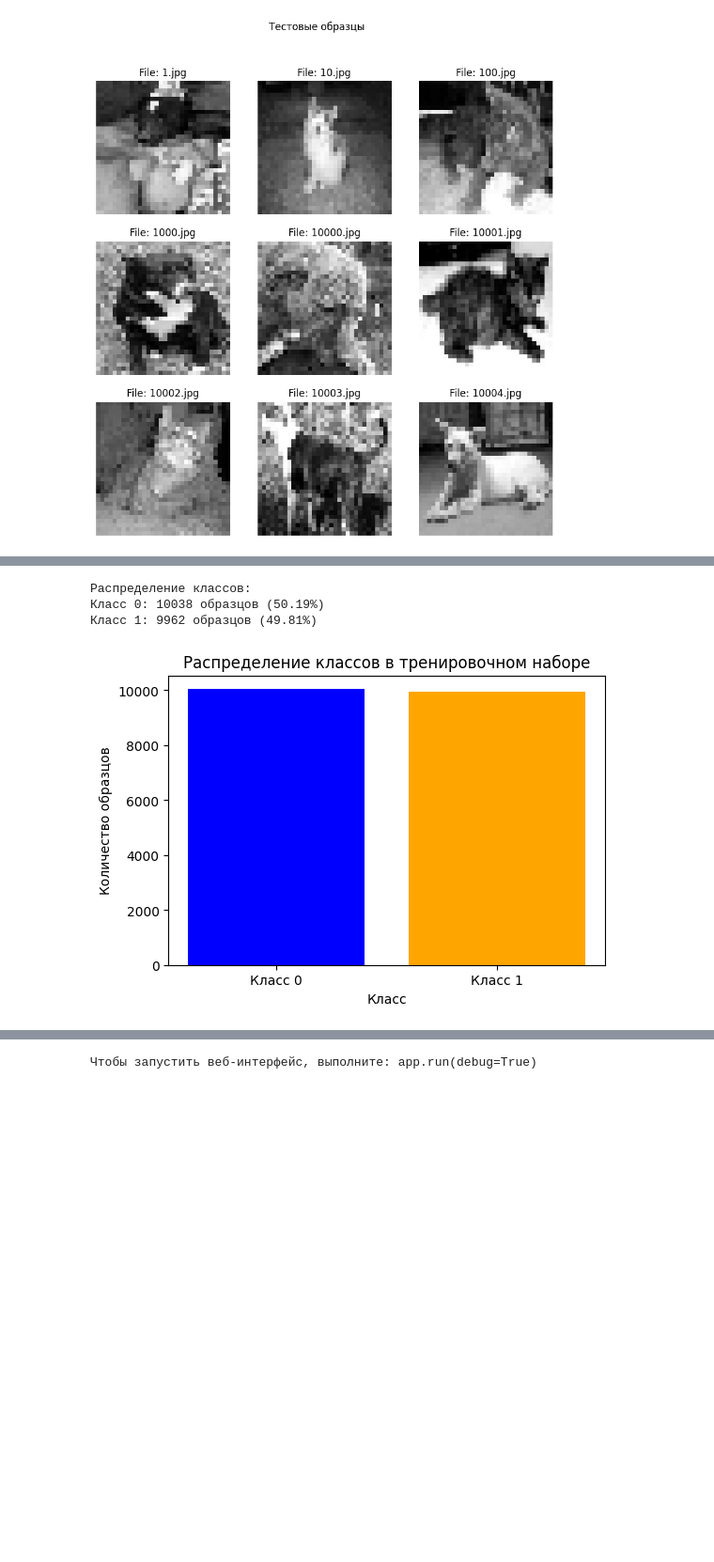
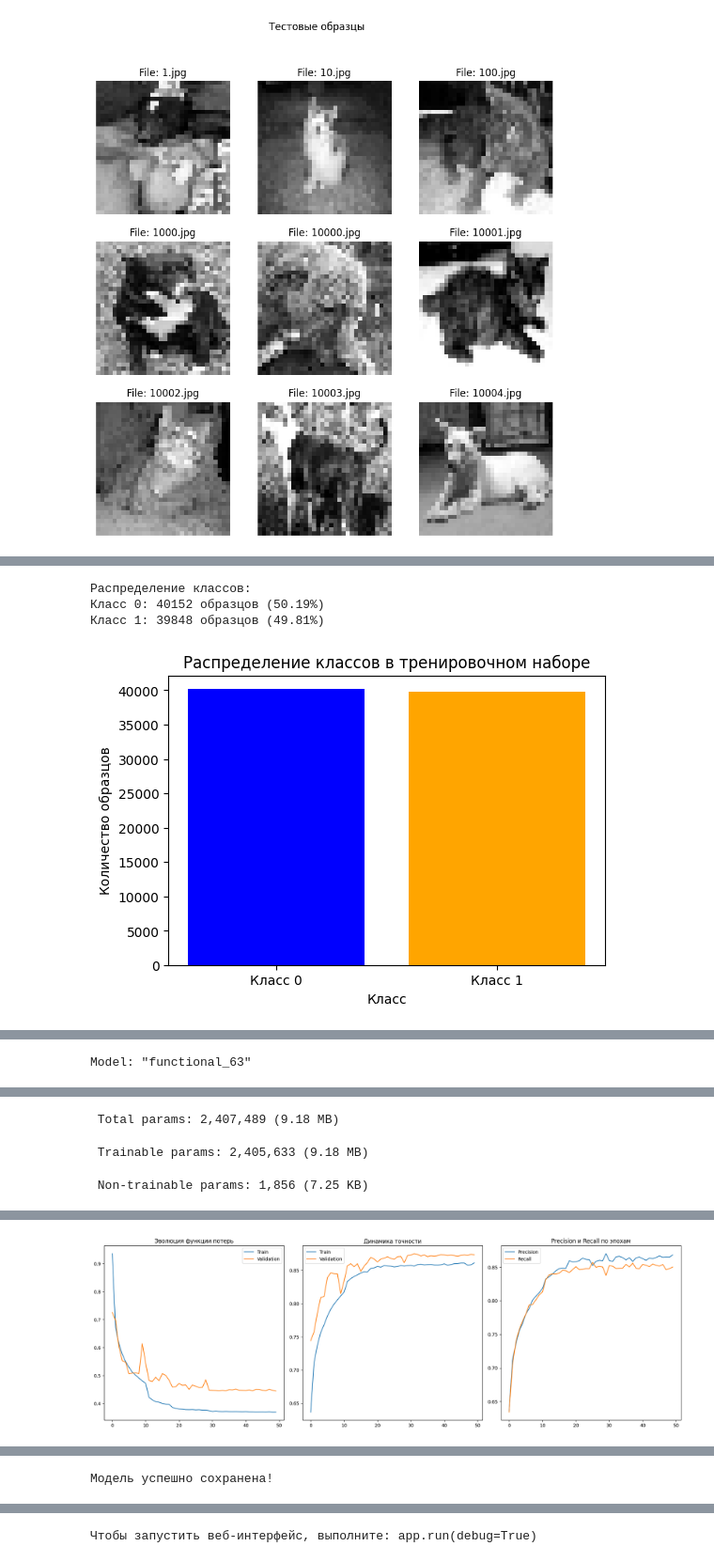
Before and after one commit to DmitriyMosk/ai-coop-project, a Jupyter notebook: project.ipynb, the cells around one changed output, grey strips where cells are left out. Shown at 94% size. Drawn from its saved outputs; the diff is of its cells as text; code cells hidden in the pictures; blank space fills up the shorter version.

```diff
--- a/project.ipynb
+++ b/project.ipynb
@@ -343,7 +336,7 @@ def residual_block(x, filters):
 
 # Полная архитектура модели (оставляем как есть)
 inputs = Input(shape=(32, 32, 1))
-x = Conv2D(32, 3, padding='same')(inputs)
+x = Conv2D(32, 3, padding='same', kernel_regularizer=regularizers.l2(0.001))(inputs)
 x = BatchNormalization()(x)
 x = Activation('relu')(x)
 
@@ -359,7 +352,7 @@ x = Dropout(0.4)(x)
 
 # Блок 3
 x = residual_block(x, 128)  # Автоматическая проекция
-x = GlobalAveragePooling2D()(x)
+x = Flatten()(x)
 
 # Полносвязные слои
 x = Dense(256, activation='relu', kernel_regularizer=regularizers.l2(0.01))(x)
@@ -369,33 +362,25 @@ outputs = Dense(1, activation='sigmoid')(x)
 
 model = Model(inputs, outputs)
 
-# Scheduler обучения (оставляем как есть)
-class SGDRScheduler(tf.keras.callbacks.Callback):
-    def __init__(self, T_0=10, T_mult=2, eta_max=0.001, eta_min=1e-6):
-        super().__init__()
-        self.T_0 = T_0
-        self.T_mult = T_mult
-        self.eta_max = eta_max
-        self.eta_min = eta_min
-        self.T_cur = 0
-        self.T_i = T_0
-
-    def on_epoch_begin(self, epoch, logs=None):
-        self.T_cur += 1
-        if self.T_cur >= self.T_i:
-            self.T_cur = 0
-            self.T_i *= self.T_mult
-
-        lr = self.eta_min + 0.5*(self.eta_max - self.eta_min)*(1 + np.cos(np.pi*self.T_cur/self.T_i))
-        self.model.optimizer.learning_rate.assign(lr)  # Исправлено здесь
-
 # Подготовка улучшенных датасетов с аугментацией и шумом
 # Используя функции, которые мы определили ранее
-train_ds_augmented, val_ds, test_ds = add_advanced_augmentation(train_ds, val_ds, test_ds)
-train_ds_final, val_ds, test_ds = apply_noise_regularization(train_ds_augmented, val_ds, test_ds)
+train_ds_final, val_ds, test_ds = add_advanced_augmentation(
+    train_ds,
+    val_ds,
+    test_ds,
+    num_augmented_copies=1  # Можно увеличить до 3-5
+)
+train_ds_noisy, val_ds, test_ds = apply_noise_regularization(
+    train_ds,
+    val_ds,
+    test_ds,
+    num_noisy_copies=1  # Можно увеличить до 2-3
+)
+
+combined_train_ds = train_ds_final.concatenate(train_ds_noisy)
 
 # Преобразуем компоненты к согласованным размерностям
-aligned_ds = train_ds_final.map(
+aligned_ds = combined_train_ds.map(
     lambda x, y: (x, tf.reshape(y, [-1])),  # Преобразуем метки к форме [batch_size]
     num_parallel_calls=tf.data.AUTOTUNE
 )
@@ -410,17 +395,27 @@ model.compile(
     metrics=['accuracy', Precision(name='precision'), Recall(name='recall')]
 )
 
+
+print("Сводка модели:")
+model.summary()
+
 # Модифицированное обучение модели
 history = model.fit(
-    train_ds_final,
+    combined_train_ds,
     validation_data=val_ds,
-    epochs=100,
+    epochs=50,
     class_weight=class_weights,  # Добавляем веса классов
     callbacks=[
         ModelCheckpoint('best_model.keras', monitor='val_accuracy', save_best_only=True),
         EarlyStopping(monitor='val_loss', patience=15, restore_best_weights=True),
-        # Убираем ReduceLROnPlateau, так как у нас уже есть SGDRScheduler
-        SGDRScheduler(T_0=10, T_mult=2)
+        ReduceLROnPlateau(
+            monitor='val_loss',
+            factor=0.2,
+            patience=5,
+            verbose=1,
+            min_lr=0.00001
+        )
+
     ],
     verbose=1
 )
@@ -439,33 +434,33 @@ def plot_advanced_metrics(history):
     sns.lineplot(x=history.epoch, y=history.history['val_accuracy'], label='Validation')
     plt.title('Динамика точности')
 
     plt.subplot(1,3,3)
     # Исправляем построение precision-recall
     plt.plot(history.history['precision'], label='Precision')
     plt.plot(history.history['recall'], label='Recall')
     plt.legend()
     plt.title('Precision и Recall по эпохам')
 
     plt.tight_layout()
     plt.show()
 
     # Дополнительный график: Precision-Recall кривая
     plt.figure(figsize=(8, 6))
     plt.plot(history.history['recall'], history.history['precision'])
     plt.xlabel('Recall')
     plt.ylabel('Precision')
     plt.title('Precision-Recall кривая')
     plt.grid(True)
     plt.show()
 
 # Визуализация метрик
 plot_advanced_metrics(history)
 
 # Сохранение модели
 model.save('cat_dog_classifier_pro.keras')
 print("Модель успешно сохранена!")
 # %% [output]
 Распределение классов:
-Класс 0: 10038 образцов (50.19%)
-Класс 1: 9962 образцов (49.81%)
+Класс 0: 40152 образцов (50.19%)
+Класс 1: 39848 образцов (49.81%)
-[figure, old version]
+[figure, new version]
@@ -473,0 +468 @@ Epoch 1/100
+Model: "functional_63"
@@ -473,0 +486,3 @@ Epoch 1/100
+ Total params: 2,407,489 (9.18 MB)
+ Trainable params: 2,405,633 (9.18 MB)
+ Non-trainable params: 1,856 (7.25 KB)
@@ -473,0 +506 @@ Epoch 1/100
+[figure, added]
@@ -474,3 +508,4 @@ Epoch 1/100
+Модель успешно сохранена!
 # %%
 # чтоб не ебаться
 model_path = 'cat_dog_classifier_final.keras'
```
Also changed, not shown: parts of 4 cells of this notebook, 2 other files.
